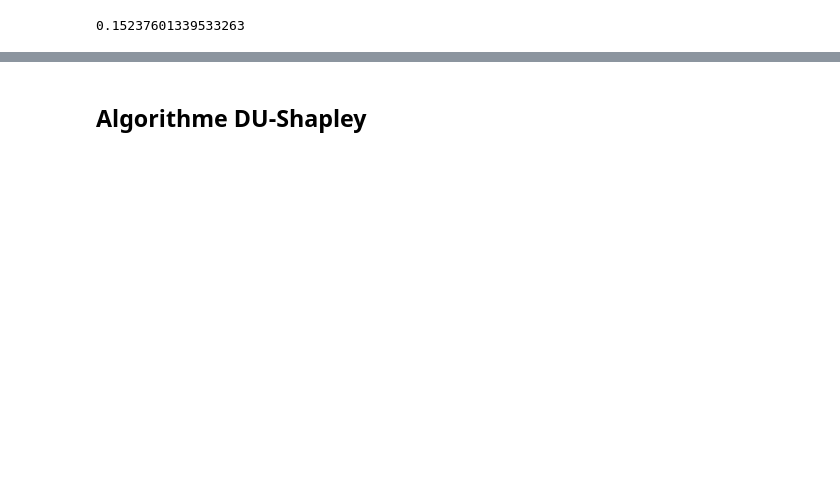
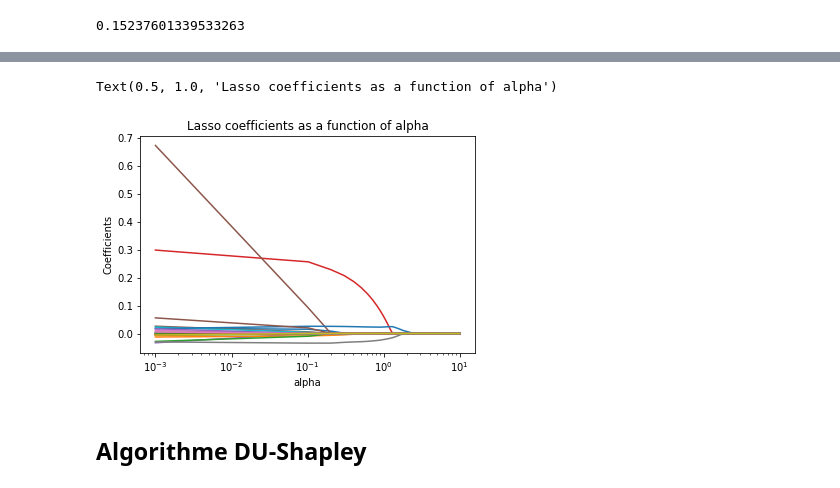
Before and after one commit to eudes-locqueville/DU_shapley, a Jupyter notebook: theorem2.ipynb, the cells around one changed output, grey strips where cells are left out. Drawn from its saved outputs; the diff is of its cells as text; code cells hidden in the pictures; blank space fills up the shorter version.

```diff
--- a/theorem2.ipynb
+++ b/theorem2.ipynb
@@ -157,3 +281,26 @@ mse
+# %%
+X=data_test.drop(['GF'], axis=1)
+y=data_test.GF
+alphas = np.linspace(0.001,10,100)
+lasso = Lasso(max_iter=10000)
+coefs = []
+
+for a in alphas:
+    lasso.set_params(alpha=a)
+    lasso.fit(X, y)
+    coefs.append(lasso.coef_)
+
+ax = plt.gca()
+
+ax.plot(alphas, coefs)
+ax.set_xscale('log')
+plt.axis('tight')
+plt.xlabel('alpha')
+plt.ylabel('Coefficients')
+plt.title('Lasso coefficients as a function of alpha')
+# %% [output]
+Text(0.5, 1.0, 'Lasso coefficients as a function of alpha')
+[figure, added]
 # %% [markdown]
 ## Algorithme DU-Shapley
 # %%
```
Also changed, not shown: parts of 42 cells of this notebook.
